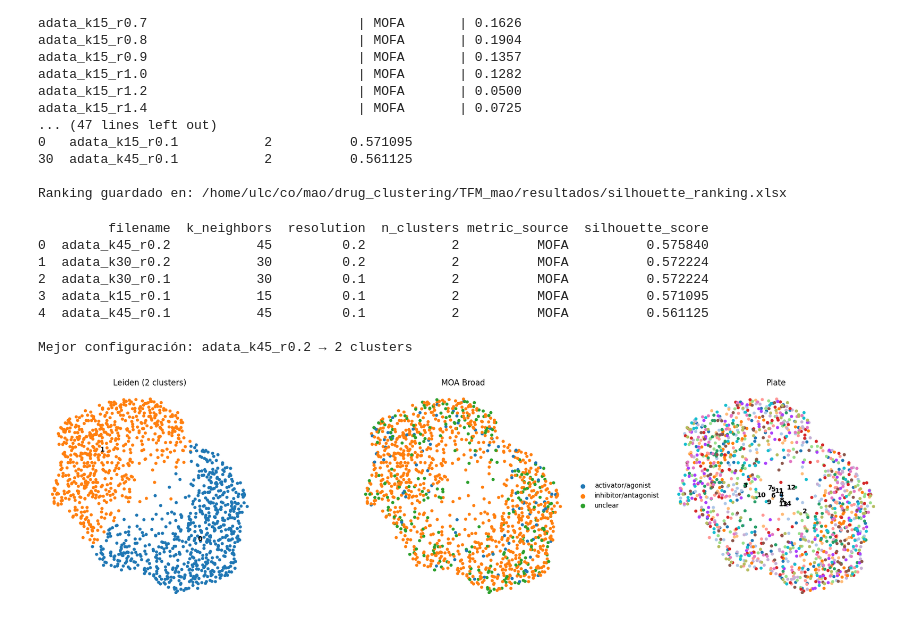
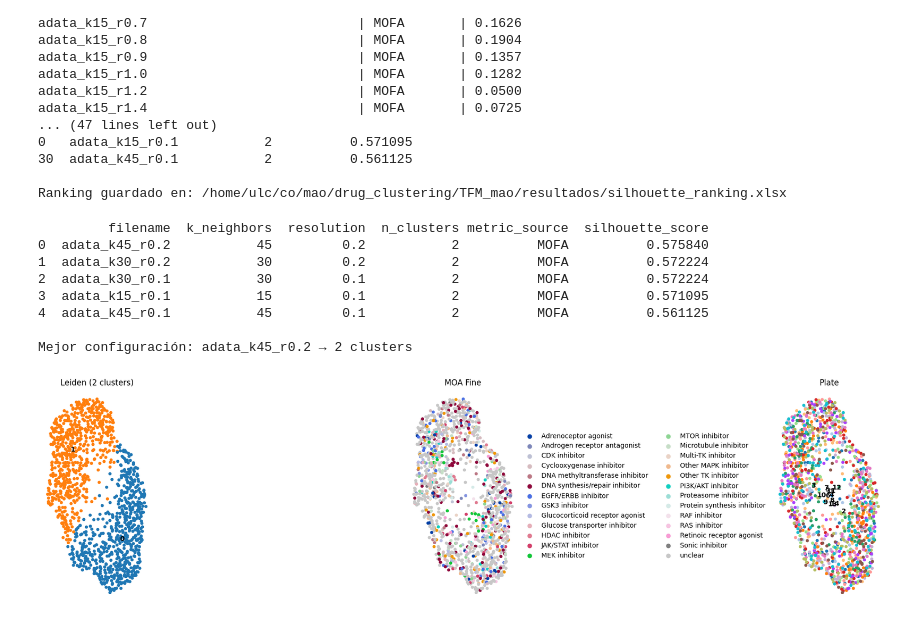
Before and after one commit to MALL-Lab/drug_clustering_pub, a Jupyter notebook: TFM_mao/notebooks/07_clustering_con_views.ipynb, the cells around one changed output. Saved outputs shown, nothing was run; the diff lists cells and outputs as text; code cells hidden in the pictures.

```diff
--- a/TFM_mao/notebooks/07_clustering_con_views.ipynb
+++ b/TFM_mao/notebooks/07_clustering_con_views.ipynb
@@ -175,6 +174,7 @@ adata_k15_r1.4                           | MOFA       | 0.0725
 
 Ranking guardado en: /home/ulc/co/mao/drug_clustering/TFM_mao/resultados/silhouette_ranking.xlsx
 # %%
+import os
 import pandas as pd
 import scanpy as sc
 import matplotlib.pyplot as plt
@@ -190,32 +190,32 @@ print(df_best.head(5).to_string())
 
 # Cargar el mejor adata
 best_file = df_best.iloc[0]['filename']
 adata_best = sc.read_h5ad(os.path.join(save_dir, best_file + '.h5ad'))
 
 leiden_key = [col for col in adata_best.obs.columns if 'leiden' in col][0]
 n_clusters = adata_best.obs[leiden_key].nunique()
 
 print(f"\nMejor configuración: {best_file} → {n_clusters} clusters")
 
 # UMAP
 fig, axes = plt.subplots(1, 3, figsize=(18, 5))
 
 sc.pl.umap(adata_best, color=leiden_key,  title=f'Leiden ({n_clusters} clusters)',
            legend_loc='on data', frameon=False, ax=axes[0], show=False)
-sc.pl.umap(adata_best, color='moa-broad', title='MOA Broad',
+sc.pl.umap(adata_best, color='moa-fine', title='MOA Fine',
            legend_loc='right margin', frameon=False, ax=axes[1], show=False)
 sc.pl.umap(adata_best, color='plate',     title='Plate',
            legend_loc='on data', frameon=False, ax=axes[2], show=False)
 
 plt.tight_layout()
 plt.show()
 # %% [output]
          filename  k_neighbors  resolution  n_clusters metric_source  silhouette_score
 0  adata_k45_r0.2           45         0.2           2          MOFA          0.575840
 1  adata_k30_r0.2           30         0.2           2          MOFA          0.572224
 2  adata_k30_r0.1           30         0.1           2          MOFA          0.572224
 3  adata_k15_r0.1           15         0.1           2          MOFA          0.571095
 4  adata_k45_r0.1           45         0.1           2          MOFA          0.561125
 
 Mejor configuración: adata_k45_r0.2 → 2 clusters
-[figure, old version]
+[figure, new version]
```
Also changed, not shown: parts of 4 cells of this notebook, 16 other files.
